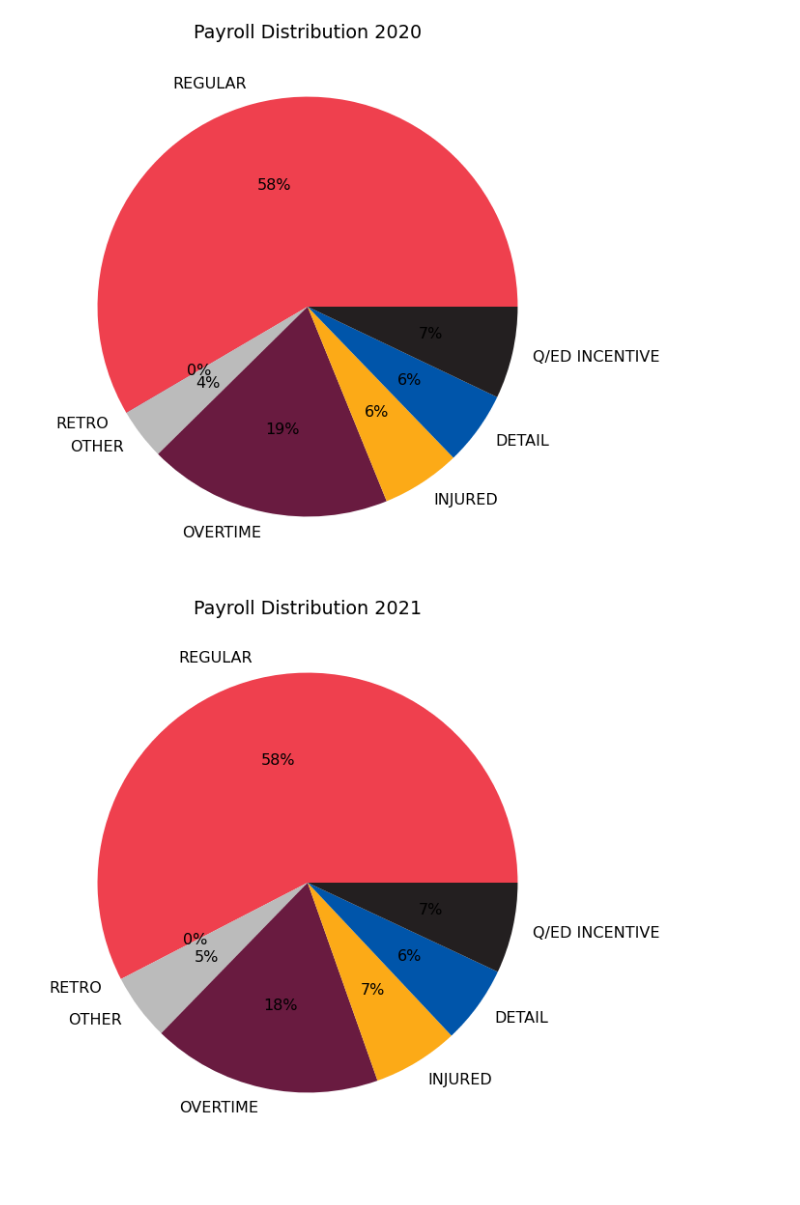
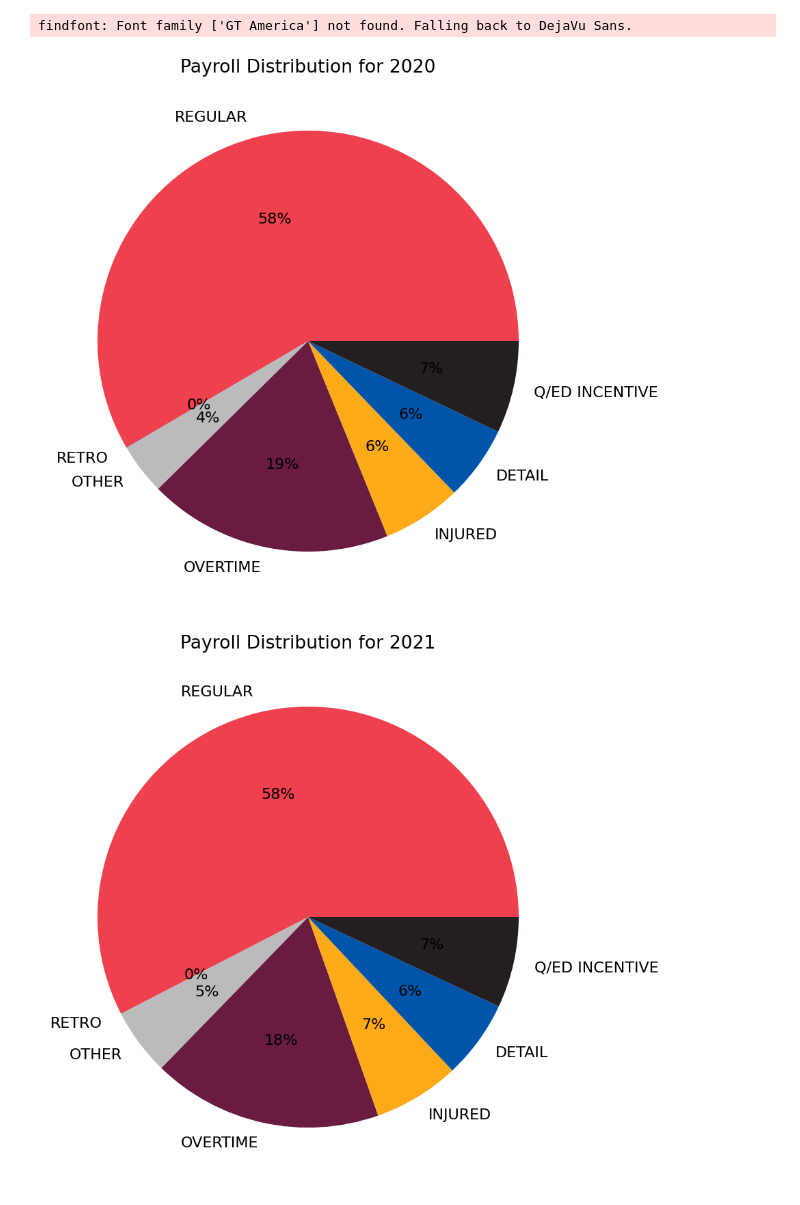
Before and after one commit to BU-Spark/ds-aclu-police-budget-analysis, a Jupyter notebook: fall22-team-1/Final_Q9-Q14.ipynb, the cells around one changed output. Cells and saved outputs as stored; diff of their text form; code cells hidden in the pictures.

```diff
--- a/fall22-team-1/Final_Q9-Q14.ipynb
+++ b/fall22-team-1/Final_Q9-Q14.ipynb
@@ -103,33 +106,34 @@ plt.show()
 # %%
 # 10. Payroll Distribution Over Time (base, overtime, retro, detail, etc.)
 
 payroll_df = pd.DataFrame(
     [
         e_20_df_bpd[cols_of_interest].drop(columns=["TOTAL_GROSS"]).sum(),
         e_21_df_bpd[cols_of_interest].drop(columns=["TOTAL_GROSS"]).sum(),
     ],
     index=["2020", "2021"]
 )
 colors = ["#ef404e", "#130F54", "#bbbbbb", "#691B40", "#FCAA17", "#0055AA", "#231F20"]
 
 payroll_df.rename(columns={"QUINN_EDUCATION_INCENTIVE": "Q/ED INCENTIVE"}, inplace=True)
 
 payroll_20_data = payroll_df.iloc[0].values
 payroll_20_labels = payroll_df.columns
 
 plt.pie(payroll_20_data, labels=payroll_20_labels, colors = colors, autopct='%.0f%%')
-plt.title("Payroll Distribution 2020")
+plt.title("Payroll Distribution for 2020")
 plt.show()
 
 payroll_21_data = payroll_df.iloc[1].values
 payroll_21_labels = payroll_df.columns
 
 plt.pie(payroll_21_data, labels=payroll_21_labels, colors=colors, autopct='%.0f%%')
-plt.title("Payroll Distribution 2021")
+plt.title("Payroll Distribution for 2021")
 plt.show()
 # %% [output]
+findfont: Font family ['GT America'] not found. Falling back to DejaVu Sans.
-[figure, old version]
+[figure, new version]
-[figure, old version]
+[figure, new version]
 # %%
 # 11. Top 20 Earners (Change from previous year)
 
```
Also changed, not shown: parts of 7 cells of this notebook, 1 other file.
